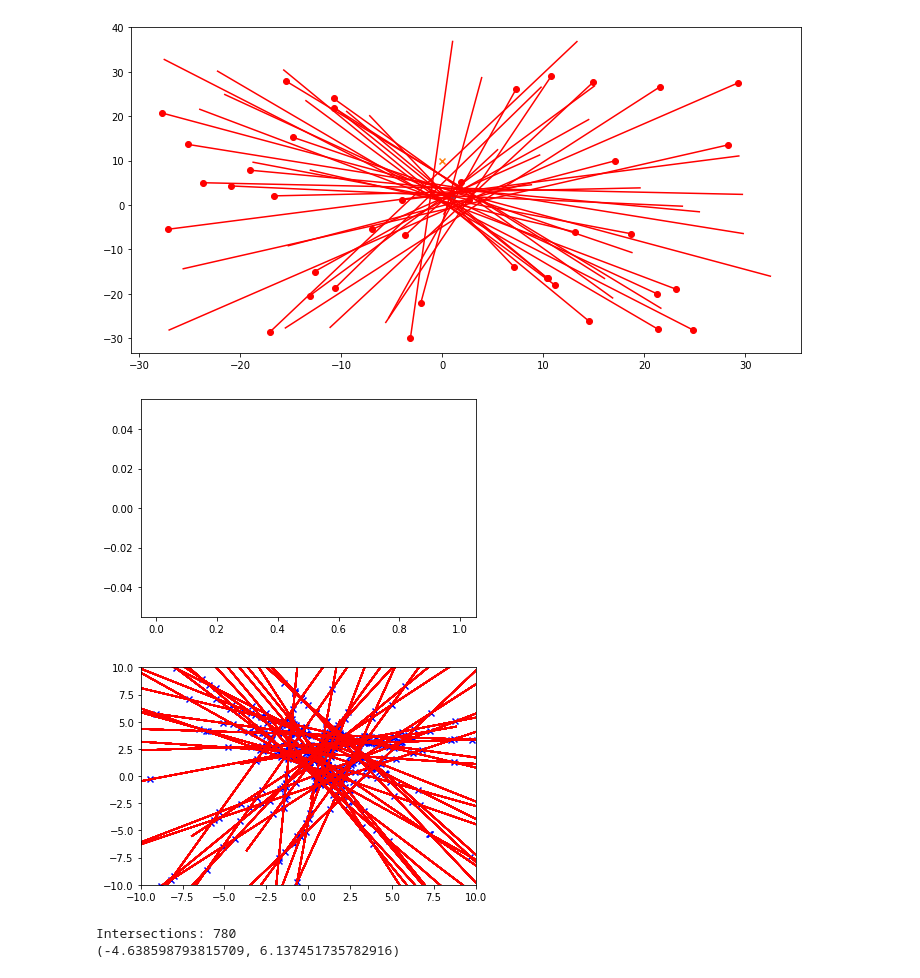
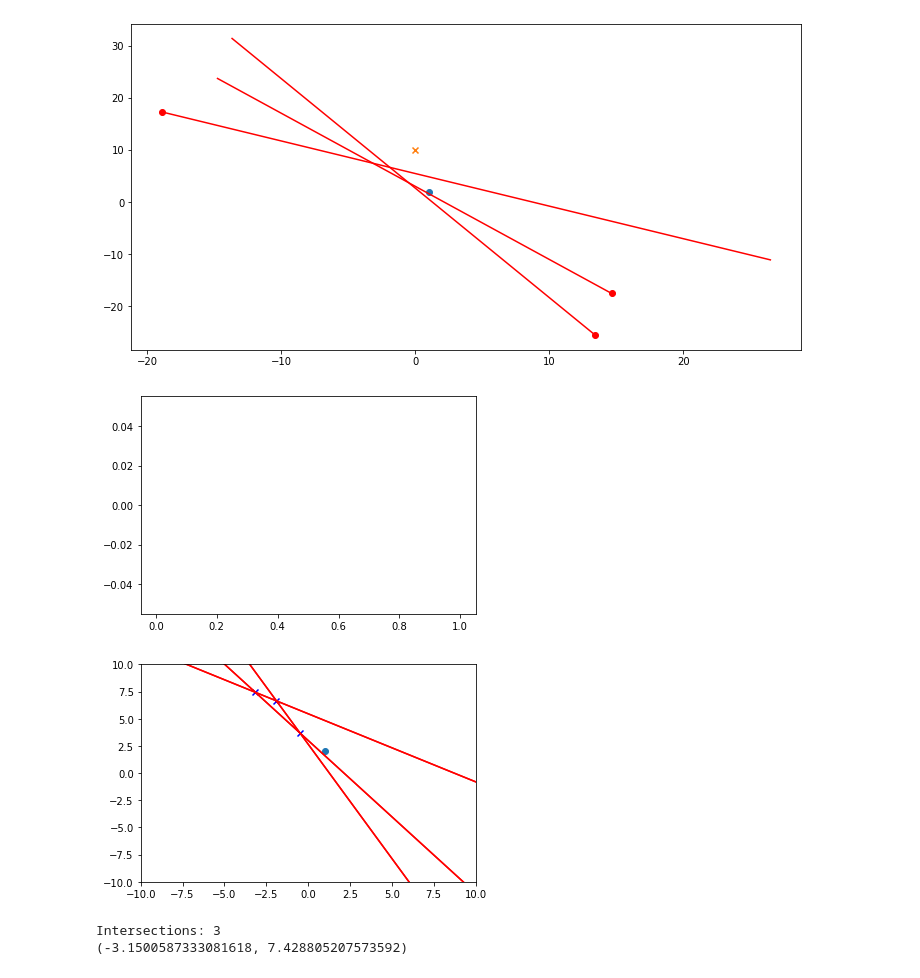
Before and after one commit to pbutti/smokeDet, a Jupyter notebook: smokeDet.ipynb, the cells around one changed output. Drawn from its saved outputs; the diff is of its cells as text; code cells hidden in the pictures.

```diff
--- a/smokeDet.ipynb
+++ b/smokeDet.ipynb
@@ -85,7 +85,7 @@ class ray:
         JT = J.transpose()
 
         self.covariance = J @ (self.covariance @ JT)
-
+        self.d0err = math.sqrt(self.covariance[0,0])
         #Change the reference point
         self.refPoint = point
 
@@ -126,7 +126,7 @@ def generatePointingRay(point, origin,sigmaAngle=0.05,sigmaXY=[4,4],sigmaL=2,dis
     return [origin,rand_angle,rand_length]
 
 fireLocation = [1,2]
-measurements = 40
+measurements = 3
 #origins = [[47,22],[35,25],[-20,-30],[-33,11],[15,15],[30,26],[60,10],[102,76]]
 
 #generate random origins pointing to the fire
@@ -145,8 +145,9 @@ fig, ax = plt.subplots(figsize=(12, 6))
 #angles =[math.pi / 4., math.pi, -math.pi /4.]
 
 for i in range(len(origins)):
-    pointingRay = generatePointingRay(fireLocation,origins[i],sigmaAngle=0.1)
-    #rays.append(ray(origins[i],angles[i],50))
+    s_angle =  np.random.uniform(0.05,0.2)
+    pointingRay = generatePointingRay(fireLocation,origins[i],sigmaAngle=s_angle)
+
     sigma_x = 1.
     sigma_y = 2.
     rays.append(ray(pointingRay[0],pointingRay[1],pointingRay[2],sigma_x,sigma_y))
@@ -193,37 +194,37 @@ def line_intersection(line1, line2):
 
     div = det(xdiff, ydiff)
     if abs(div) <1e-6:
        return False
 
     d = (det(*line1), det(*line2))
     x = det(d, xdiff) / div
     y = det(d, ydiff) / div
     return x, y
 
 intersections = []
 
 for iray in range(len(rays)):
     for jray in range(len(rays)):
         if jray <= iray:
             continue
         R1 = get_intersect(rays[iray].origin,rays[iray].end,rays[jray].origin,rays[jray].end)
         intersections.append(R1)
         plt.plot(rays[iray].plotOrigin,rays[iray].plotEnd,color="red")
         plt.plot(rays[jray].plotOrigin,rays[jray].plotEnd,color="red")
         plt.scatter(R1[0],R1[1],marker="x",color="blue")
         plt.xlim([-10,10])
         plt.ylim([-10,10])
 plt.scatter(fireLocation[0],fireLocation[1],marker="o")
 
 plt.show()
 print("Intersections:",len(intersections))
 print(intersections[0])
 # %% [output]
-[figure, old version]
+[figure, new version]
 [figure]
-[figure, old version]
+[figure, new version]
-Intersections: 780
-(-4.638598793815709, 6.137451735782916)
+Intersections: 3
+(-3.1500587333081618, 7.428805207573592)
 # %%
 #make a 2D histogram of the intersections
 x = [intersection[0] for intersection in intersections]
```
Also changed, not shown: parts of 5 cells of this notebook.
